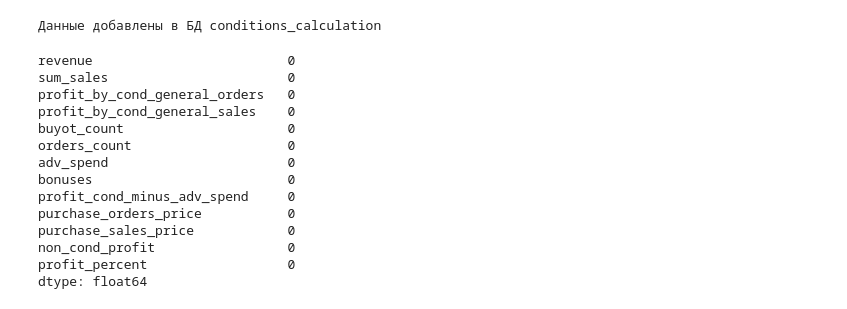
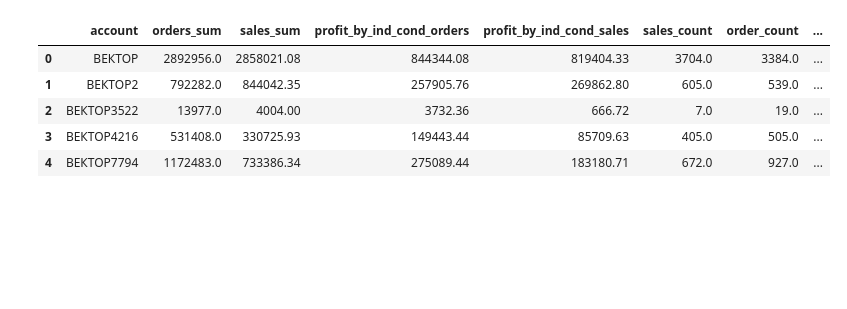
Before and after one commit to vuvuzela92/cards_flow, a Jupyter notebook: conditional_calculation/conditions_calculation.ipynb, the cells around one changed output. Cells and saved outputs as stored; diff of their text form; code cells hidden in the pictures; blank space fills up the shorter version.

```diff
--- a/conditional_calculation/conditions_calculation.ipynb
+++ b/conditional_calculation/conditions_calculation.ipynb
@@ -198,25 +164,31 @@ Index(['account', 'revenue', 'sum_sales', 'profit_by_cond_general_orders',
+# %%
+df.head()
+# %% [output]
+|  | account | orders_sum | sales_sum | profit_by_ind_cond_orders | profit_by_ind_cond_sales | sales_count | order_count | ... |
+| 0 | ВЕКТОР | 2892956.0 | 2858021.08 | 844344.08 | 819404.33 | 3704.0 | 3384.0 | ... |
+| 1 | ВЕКТОР2 | 792282.0 | 844042.35 | 257905.76 | 269862.80 | 605.0 | 539.0 | ... |
+| 2 | ВЕКТОР3522 | 13977.0 | 4004.00 | 3732.36 | 666.72 | 7.0 | 19.0 | ... |
+| 3 | ВЕКТОР4216 | 531408.0 | 330725.93 | 149443.44 | 85709.63 | 405.0 | 505.0 | ... |
+| 4 | ВЕКТОР7794 | 1172483.0 | 733386.34 | 275089.44 | 183180.71 | 672.0 | 927.0 | ... |
 # %%
 table_name = 'conditions_calculation'
 columns_type = {
     'account': 'VARCHAR(255)',
-    'revenue': 'BIGINT',
-    'sum_sales': 'BIGINT',
-    'profit_by_cond_general_orders': 'BIGINT',
-    'profit_by_cond_general_sales': 'BIGINT',
-    'buyot_count': 'BIGINT',
-    'orders_count': 'BIGINT',
+    'orders_sum': 'BIGINT',
+    'sales_sum': 'BIGINT',
+    'profit_by_ind_cond_orders': 'BIGINT',
+    'profit_by_ind_cond_sales': 'BIGINT',
+    'sales_count': 'BIGINT',
+    'order_count': 'BIGINT',
     'adv_spend': 'BIGINT',
     'bonuses': 'BIGINT',
-    'profit_cond_minus_adv_spend': 'BIGINT',
-    'purchase_orders_price': 'BIGINT',
-    'purchase_sales_price': 'BIGINT',
-    'non_cond_profit': 'BIGINT',
-    'profit_percent': 'NUMERIC(10,2)',
+    'profit_cond_sales_minus_adv_spend': 'BIGINT',
+    'cost_price_orders': 'BIGINT',
+    'cost_price_sales': 'BIGINT',
+    'general_profit_orders': 'BIGINT',
     'date': 'DATE'
 }
 # Ключевые колонки для UPSERT
 key_columns = ('account', 'date')  # как первичный ключ
 create_insert_table_db_sync(df, table_name, columns_type, key_columns)
 print(f"Данные добавлены в БД {table_name}")
-# %% [output]
-Данные добавлены в БД conditions_calculation
@@ -225,17 +194,0 @@ df_december['profit_cond_minus_adv_spend'] = df_december['profit_by_cond_general
-# %%
-df_december[['revenue', 'sum_sales', 'profit_by_cond_general_orders', 'profit_by_cond_general_sales', 'buyot_count', 'orders_count', 'adv_spend', 'bonuses', 'profit_cond_minus_adv_spend', 'purchase_orders_price', 'purchase_sales_price', 'non_cond_profit', 'profit_percent']].sum()
-# %% [output]
-revenue                         0
-sum_sales                       0
-profit_by_cond_general_orders   0
-profit_by_cond_general_sales    0
-buyot_count                     0
-orders_count                    0
-adv_spend                       0
-bonuses                         0
-profit_cond_minus_adv_spend     0
-purchase_orders_price           0
-purchase_sales_price            0
-non_cond_profit                 0
-profit_percent                  0
-dtype: float64
```
Also changed, not shown: parts of 9 cells of this notebook, 19 other files.
